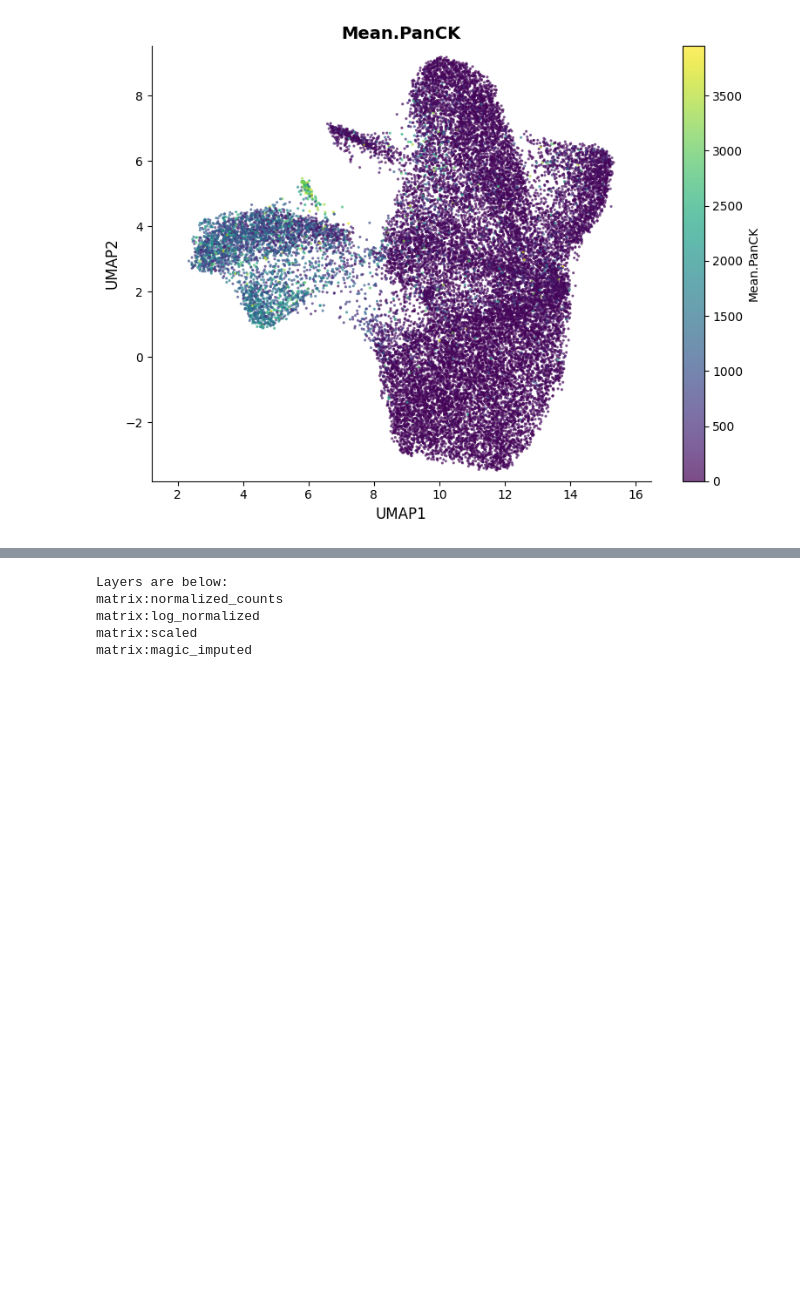
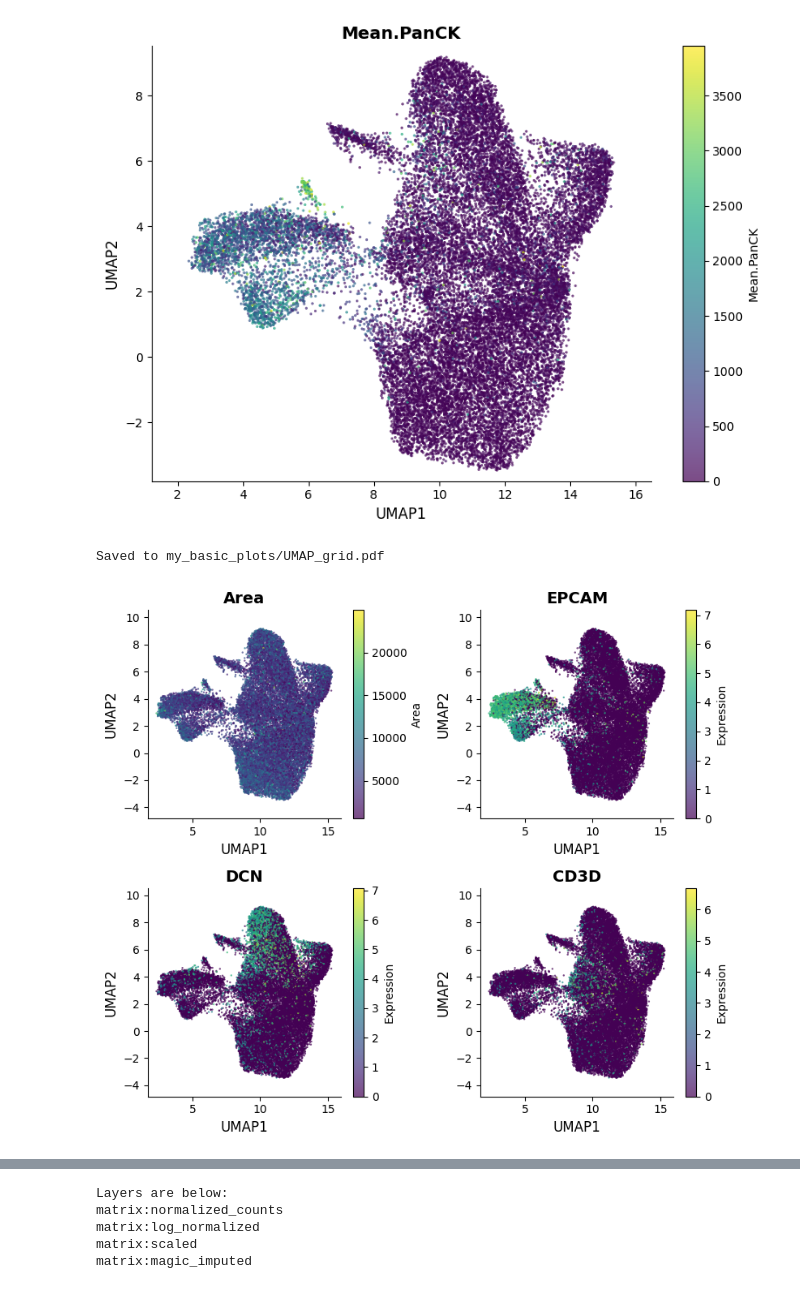
Before and after one commit to gynecoloji/spatioloji_s, a Jupyter notebook: example/processing.ipynb, the cells around one changed output, grey strips where cells are left out. Drawn from its saved outputs; the diff is of its cells as text; code cells hidden in the pictures; blank space fills up the shorter version.

```diff
--- a/example/processing.ipynb
+++ b/example/processing.ipynb
@@ -152,6 +152,15 @@ sj.visualization.plot_umap(sp,
 # %% [output]
 Saved to my_basic_plots/UMAP_Mean_PanCK.pdf
 [figure]
+# %%
+sj.visualization.plot_umap_grid(sp,
+                                features=['Area'],
+                                genes=['EPCAM', 'DCN', 'CD3D'],
+                                show=True,
+                                save_path='my_basic_plots/UMAP_grid.pdf', ncols=2)
+# %% [output]
+Saved to my_basic_plots/UMAP_grid.pdf
+[figure, added]
 # %%
 custom_order = [str(i) for i in range(len(sp._cell_meta.leiden.unique()))]
 sj.visualization.plot_violin(sp, genes='EPCAM', group_by='leiden', layer='log_normalized',
```
Also changed, not shown: parts of 6 cells of this notebook, 6 other files.
